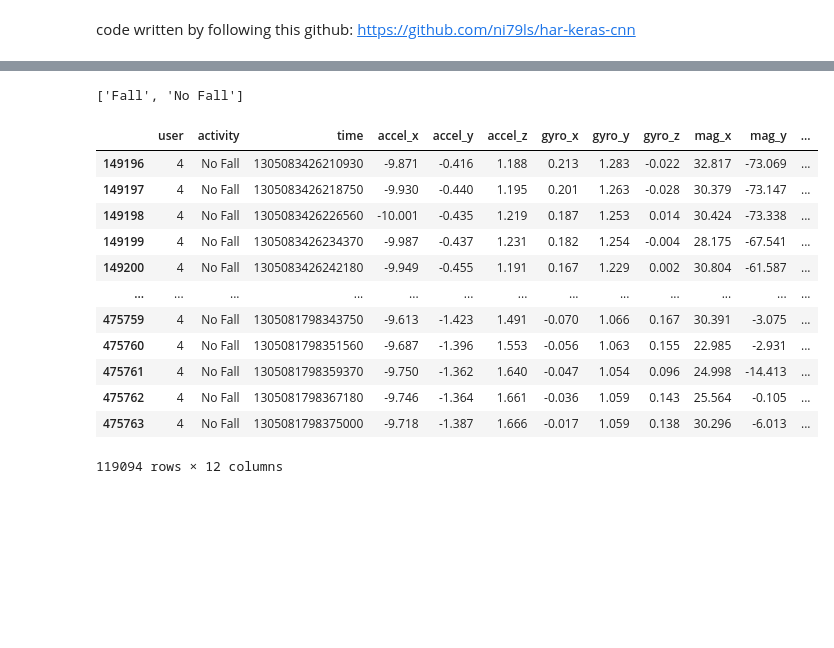
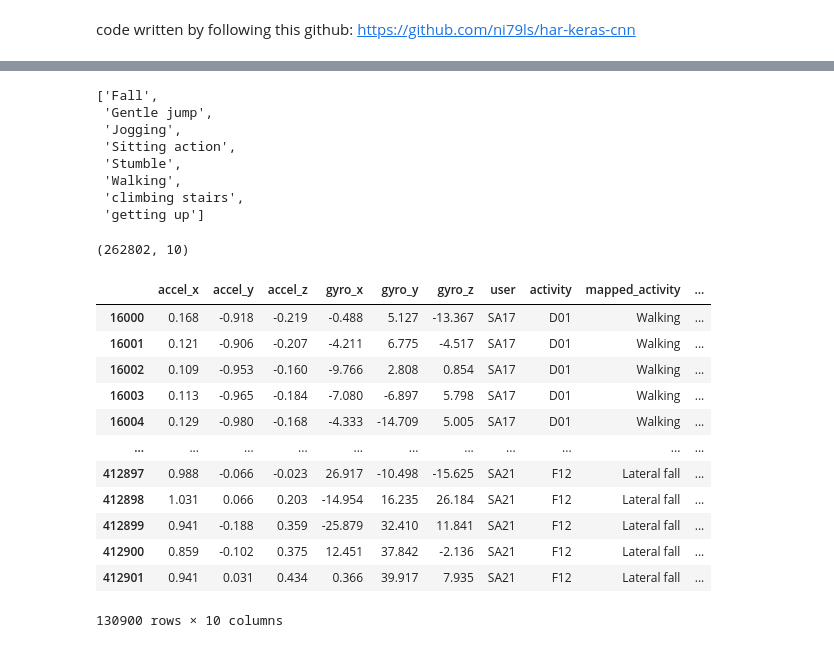
Before and after one commit to project-beyond-vision/software, a Jupyter notebook: ML/ML model.ipynb, the cells around one changed output, grey strips where cells are left out. Saved outputs shown, nothing was run; the diff lists cells and outputs as text; code cells hidden in the pictures; blank space fills up the shorter version.

```diff
--- a/ML/ML model.ipynb
+++ b/ML/ML model.ipynb
@@ -25,5 +29,5 @@ from tensorflow.keras import optimizers
 # %%
-data = pd.read_csv("SFU-IMU Dataset/combined_data")
+data = pd.read_csv("Sisfall_dataset/processed_data.csv")
 
 data
 # %% [output]
@@ -43,42 +47,54 @@ data
+# %%
+data = data[data['activity']!="D18"]
+data = data[data['activity']!="D19"]
 # %%
-# All data collected in 50Hz sample rate.
+# All data collected in 20Hz sample rate.
 
 # Set display upto 3 decimal places
 pd.options.display.float_format = '{:.3f}'.format
 
 # Labels are all the activity groups
-LABELS = list(data.groupby(["activity"]).groups.keys())
+LABELS = list(data.groupby(["broad_mapped_activity"]).groups.keys())
 
-no_of_features = 9
+no_of_features = 6
 
 # The number of steps within one time segment (window size)
-TIME_PERIODS = 1921
+TIME_PERIODS = 60
 # The steps to take from one segment to the next; if this value is equal to
 # TIME_PERIODS, then there is no overlap between the segments
-STEP_DISTANCE = 300
+STEP_DISTANCE = 15
 
 LABELS
 # %% [output]
-['Fall', 'No Fall']
+['Fall',
+ 'Gentle jump',
+ 'Jogging',
+ 'Sitting action',
+ 'Stumble',
+ 'Walking',
+ 'climbing stairs',
+ 'getting up']
 # %%
 # split the data into training and test set
-Training_data = data[data["user"].isin([1, 2, 3])]
-Test_data = data[data["user"] == 4]
+Training_data = data[~data["user"].isin(['SA17', 'SA18', 'SA19', 'SA20', 'SA21'])]
+print(Training_data.shape)
+Test_data = data[data["user"].isin(['SA17', 'SA18', 'SA19', 'SA20', 'SA21'])]
 Test_data
 # %% [output]
+(262802, 10)
-|  | user | activity | time | accel_x | accel_y | accel_z | gyro_x | gyro_y | gyro_z | mag_x | mag_y | ... |
-| 149196 | 4 | No Fall | 1305083426210930 | -9.871 | -0.416 | 1.188 | 0.213 | 1.283 | -0.022 | 32.817 | -73.069 | ... |
-| 149197 | 4 | No Fall | 1305083426218750 | -9.930 | -0.440 | 1.195 | 0.201 | 1.263 | -0.028 | 30.379 | -73.147 | ... |
-| 149198 | 4 | No Fall | 1305083426226560 | -10.001 | -0.435 | 1.219 | 0.187 | 1.253 | 0.014 | 30.424 | -73.338 | ... |
-| 149199 | 4 | No Fall | 1305083426234370 | -9.987 | -0.437 | 1.231 | 0.182 | 1.254 | -0.004 | 28.175 | -67.541 | ... |
-| 149200 | 4 | No Fall | 1305083426242180 | -9.949 | -0.455 | 1.191 | 0.167 | 1.229 | 0.002 | 30.804 | -61.587 | ... |
-| ... | ... | ... | ... | ... | ... | ... | ... | ... | ... | ... | ... | ... |
-| 475759 | 4 | No Fall | 1305081798343750 | -9.613 | -1.423 | 1.491 | -0.070 | 1.066 | 0.167 | 30.391 | -3.075 | ... |
-| 475760 | 4 | No Fall | 1305081798351560 | -9.687 | -1.396 | 1.553 | -0.056 | 1.063 | 0.155 | 22.985 | -2.931 | ... |
-| 475761 | 4 | No Fall | 1305081798359370 | -9.750 | -1.362 | 1.640 | -0.047 | 1.054 | 0.096 | 24.998 | -14.413 | ... |
-| 475762 | 4 | No Fall | 1305081798367180 | -9.746 | -1.364 | 1.661 | -0.036 | 1.059 | 0.143 | 25.564 | -0.105 | ... |
-| 475763 | 4 | No Fall | 1305081798375000 | -9.718 | -1.387 | 1.666 | -0.017 | 1.059 | 0.138 | 30.296 | -6.013 | ... |
+|  | accel_x | accel_y | accel_z | gyro_x | gyro_y | gyro_z | user | activity | mapped_activity | ... |
+| 16000 | 0.168 | -0.918 | -0.219 | -0.488 | 5.127 | -13.367 | SA17 | D01 | Walking | ... |
+| 16001 | 0.121 | -0.906 | -0.207 | -4.211 | 6.775 | -4.517 | SA17 | D01 | Walking | ... |
+| 16002 | 0.109 | -0.953 | -0.160 | -9.766 | 2.808 | 0.854 | SA17 | D01 | Walking | ... |
+| 16003 | 0.113 | -0.965 | -0.184 | -7.080 | -6.897 | 5.798 | SA17 | D01 | Walking | ... |
+| 16004 | 0.129 | -0.980 | -0.168 | -4.333 | -14.709 | 5.005 | SA17 | D01 | Walking | ... |
+| ... | ... | ... | ... | ... | ... | ... | ... | ... | ... | ... |
+| 412897 | 0.988 | -0.066 | -0.023 | 26.917 | -10.498 | -15.625 | SA21 | F12 | Lateral fall | ... |
+| 412898 | 1.031 | 0.066 | 0.203 | -14.954 | 16.235 | 26.184 | SA21 | F12 | Lateral fall | ... |
+| 412899 | 0.941 | -0.188 | 0.359 | -25.879 | 32.410 | 11.841 | SA21 | F12 | Lateral fall | ... |
+| 412900 | 0.859 | -0.102 | 0.375 | 12.451 | 37.842 | -2.136 | SA21 | F12 | Lateral fall | ... |
+| 412901 | 0.941 | 0.031 | 0.434 | 0.366 | 39.917 | 7.935 | SA21 | F12 | Lateral fall | ... |
-119094 rows × 12 columns
+130900 rows × 10 columns
 # %%
 # Encode labels
 le = preprocessing.LabelEncoder()
```
Also changed, not shown: parts of 47 cells of this notebook, 5 other files.
